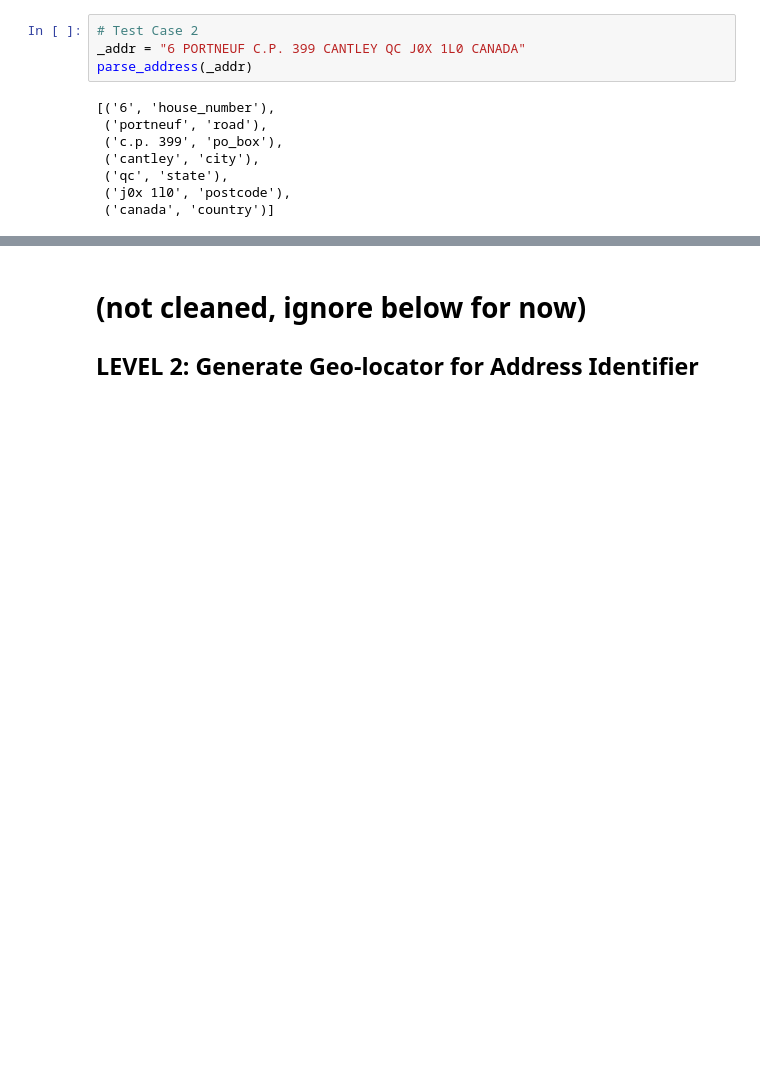
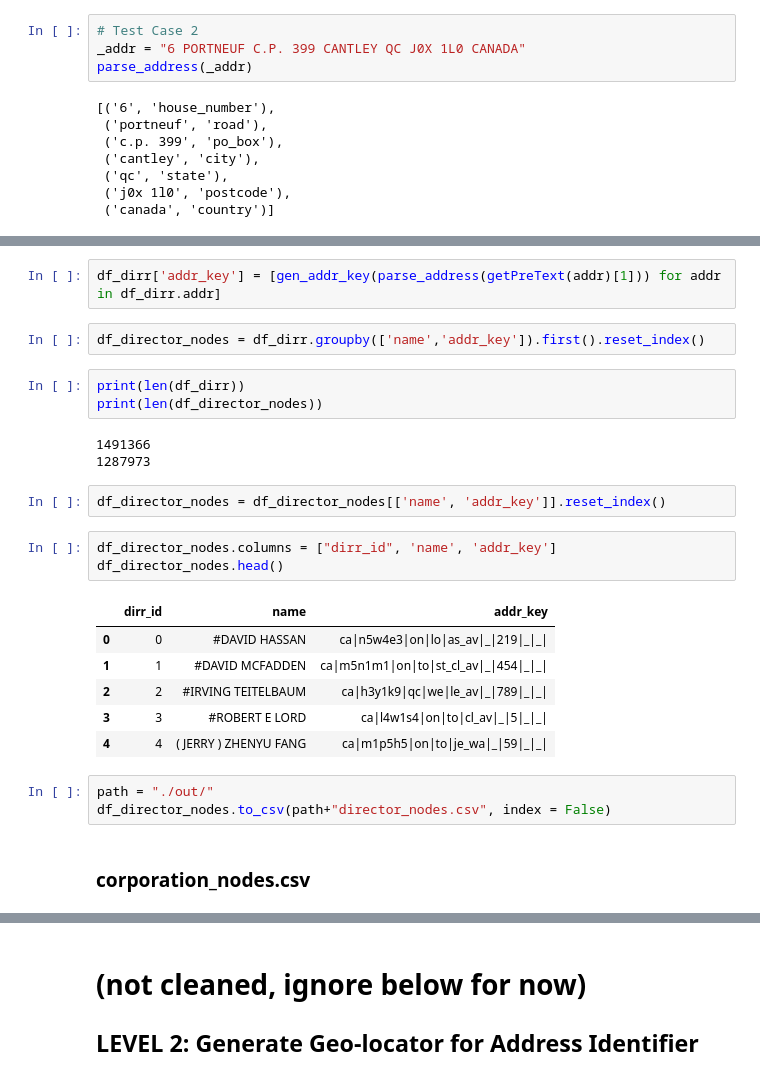
Before and after one commit to WalterKung/dataset, a Jupyter notebook: Corporate_Registry/S2_Get_Geo_locator_from_address.ipynb, the cells around one changed output, grey strips where cells are left out. Cells and saved outputs as stored; diff of their text form; blank space fills up the shorter version.

```diff
--- a/Corporate_Registry/S2_Get_Geo_locator_from_address.ipynb
+++ b/Corporate_Registry/S2_Get_Geo_locator_from_address.ipynb
@@ -193,0 +270,27 @@ KEY:    ca|t8a2a1|ab|sh_pa|ne_dr|1|_|_|
+# %%
+df_dirr['addr_key'] = [gen_addr_key(parse_address(getPreText(addr)[1])) for addr in df_dirr.addr]
+# %%
+df_director_nodes = df_dirr.groupby(['name','addr_key']).first().reset_index()
+# %%
+print(len(df_dirr))
+print(len(df_director_nodes))
+# %% [output]
+1491366
+1287973
+# %%
+df_director_nodes = df_director_nodes[['name', 'addr_key']].reset_index()
+# %%
+df_director_nodes.columns = ["dirr_id", 'name', 'addr_key']
+df_director_nodes.head()
+# %% [output]
+|  | dirr_id | name | addr_key |
+| 0 | 0 | #DAVID HASSAN | ca|n5w4e3|on|lo|as_av|_|219|_|_| |
+| 1 | 1 | #DAVID MCFADDEN | ca|m5n1m1|on|to|st_cl_av|_|454|_|_| |
+| 2 | 2 | #IRVING TEITELBAUM | ca|h3y1k9|qc|we|le_av|_|789|_|_| |
+| 3 | 3 | #ROBERT E LORD | ca|l4w1s4|on|to|cl_av|_|5|_|_| |
+| 4 | 4 | ( JERRY ) ZHENYU FANG | ca|m1p5h5|on|to|je_wa|_|59|_|_| |
+# %%
+path = "./out/"
+df_director_nodes.to_csv(path+"director_nodes.csv", index = False)
+# %% [markdown]
+### corporation_nodes.csv
```
Also changed, not shown: parts of 19 cells of this notebook, 1 other file.
